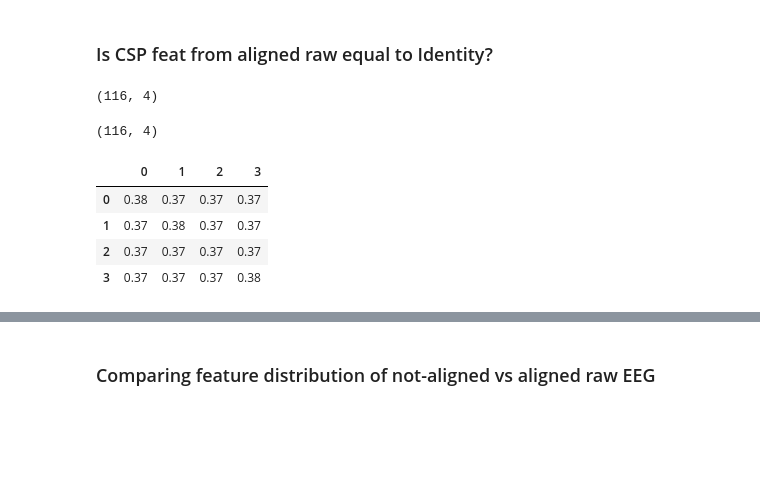
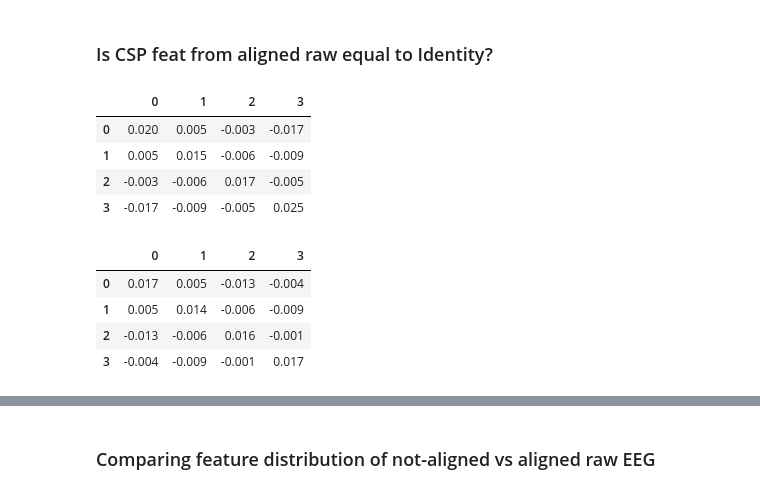
Before and after one commit to orvindemsy/EA-wLTL, a Jupyter notebook: EA+weighted_TL.ipynb, the cells around one changed output, grey strips where cells are left out. Cells and saved outputs as stored; diff of their text form; code cells hidden in the pictures; blank space fills up the shorter version.

```diff
--- a/EA+weighted_TL.ipynb
+++ b/EA+weighted_TL.ipynb
@@ -831,4 +923,0 @@ all_feats = mod_data[1]['train']['feat_train'][:, :-1]
-# %%
-all_feats.shape
-# %% [output]
-(116, 4)
@@ -858,22 +924,38 @@ X_hat = np.array(X_hat)
-# %%
-X_hat.shape
-# %% [output]
-(116, 4)
 # %%
-all_feats = mod_data[5]['train_alg']['feat_train'][:, :-1]
+# Pick one feature from any subject
+all_feats = mod_data[6]['train']['feat_train'][:, :-1]
 
+# all_feats.shape
 summ=0
-for tr in all_feats:
-    tr = tr[:, None]
-    summ += tr@tr.T
 
-    I = summ/all_feats.shape[0]
-    I = pd.DataFrame(np.round(I, 2))
+cov = np.cov(all_feats, rowvar=False)
+dframe(np.round(cov, 3))
+# for tr in all_feats:
+#     tr = tr[:, None]
+#     summ += np.cov(tr, rowvar=True)
 
-I
+# I = summ/all_feats.shape[0]
+#     I = pd.DataFrame(np.round(I, 2))
+
+# I
 # %% [output]
 |  | 0 | 1 | 2 | 3 |
-| 0 | 0.38 | 0.37 | 0.37 | 0.37 |
-| 1 | 0.37 | 0.38 | 0.37 | 0.37 |
-| 2 | 0.37 | 0.37 | 0.37 | 0.37 |
-| 3 | 0.37 | 0.37 | 0.37 | 0.38 |
+| 0 | 0.020 | 0.005 | -0.003 | -0.017 |
+| 1 | 0.005 | 0.015 | -0.006 | -0.009 |
+| 2 | -0.003 | -0.006 | 0.017 | -0.005 |
+| 3 | -0.017 | -0.009 | -0.005 | 0.025 |
+# %%
+# Pick one feature from any subject
+all_feats = mod_data[6]['train_EA']['feat_train'][:, :-1]
+
+# all_feats.shape
+summ=0
+
+cov = np.cov(all_feats, rowvar=False)
+dframe(np.round(cov, 3))
+# %% [output]
+|  | 0 | 1 | 2 | 3 |
+| 0 | 0.017 | 0.005 | -0.013 | -0.004 |
+| 1 | 0.005 | 0.014 | -0.006 | -0.009 |
+| 2 | -0.013 | -0.006 | 0.016 | -0.001 |
+| 3 | -0.004 | -0.009 | -0.001 | 0.017 |
```
Also changed, not shown: parts of 29 cells of this notebook, 1 other file.
